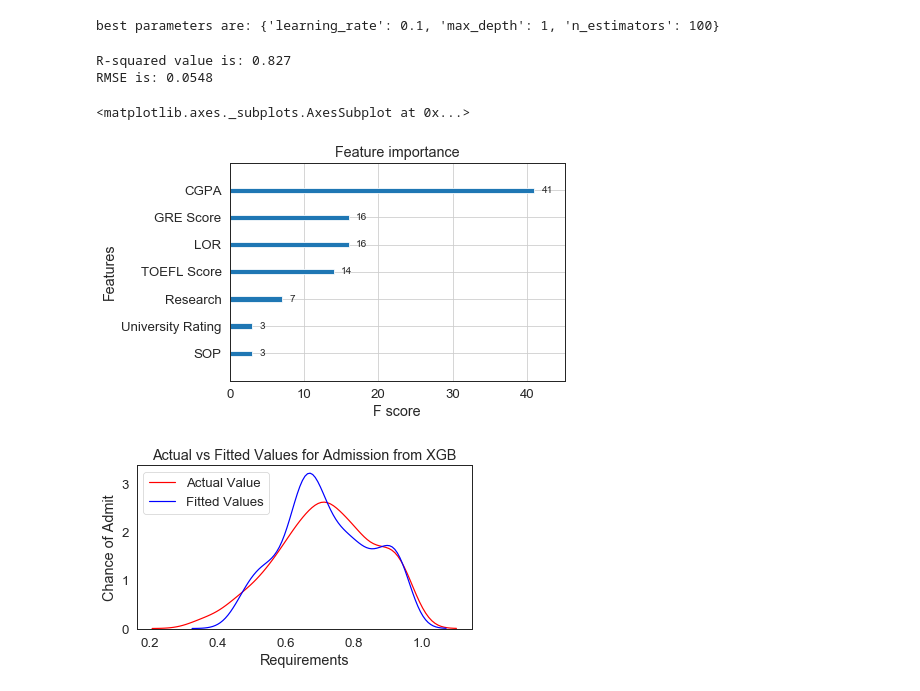
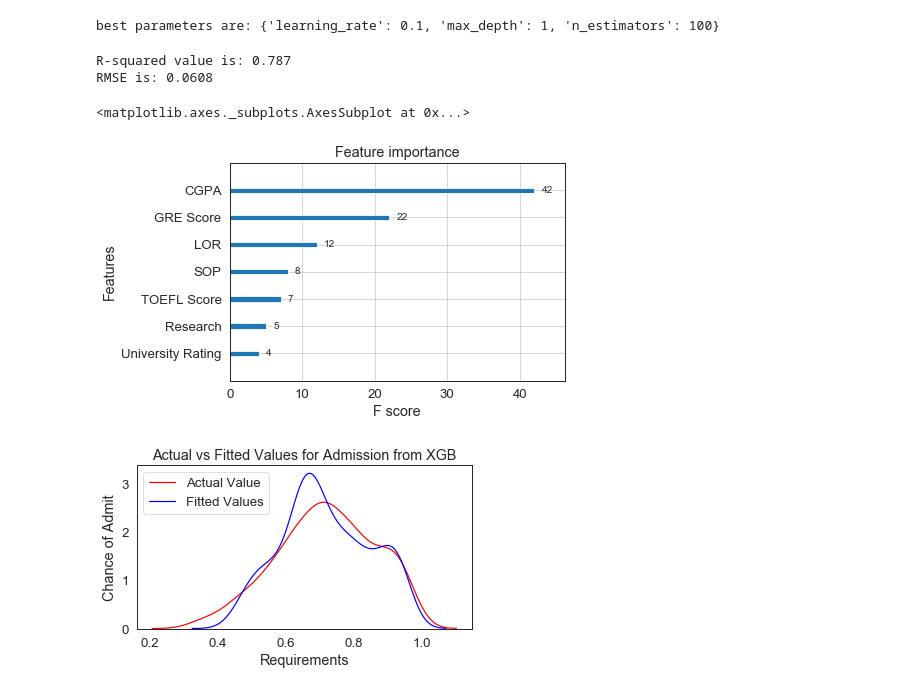
Before and after one commit to kylelee417/CollabProject, a Jupyter notebook: project_notebook.ipynb, the cells around one changed output. Saved outputs shown, nothing was run; the diff lists cells and outputs as text; code cells hidden in the pictures.

```diff
--- a/project_notebook.ipynb
+++ b/project_notebook.ipynb
@@ -290,17 +432,17 @@ print('best parameters are: {}'.format(grid_search_xgb.best_params_))
 # %% [output]
 best parameters are: {'learning_rate': 0.1, 'max_depth': 1, 'n_estimators': 100}
 # %%
-y_predicted = grid_search.predict(X_test)
-print('R-squared value is: {:.3f}'.format(grid_search.score(X_test,y_test)))
+y_predicted = grid_search_xgb.predict(X_test)
+print('R-squared value is: {:.3f}'.format(grid_search_xgb.score(X_test,y_test)))
 print('RMSE is: {:.4f}'.format(np.sqrt(mean_squared_error(y_test,y_predicted))))
 # %% [output]
-R-squared value is: 0.827
-RMSE is: 0.0548
+R-squared value is: 0.787
+RMSE is: 0.0608
 # %%
-plot_importance(grid_search.best_estimator_)
+plot_importance(grid_search_xgb.best_estimator_)
 # %% [output]
 <matplotlib.axes._subplots.AxesSubplot at 0x...>
-[figure, old version]
+[figure, new version]
 # %%
 plt.figure(figsize=(width, height))
 sns.distplot(y_train,hist=False,color="r",label="Actual Value")
```
Also changed, not shown: parts of 23 cells of this notebook, 3 other files.
